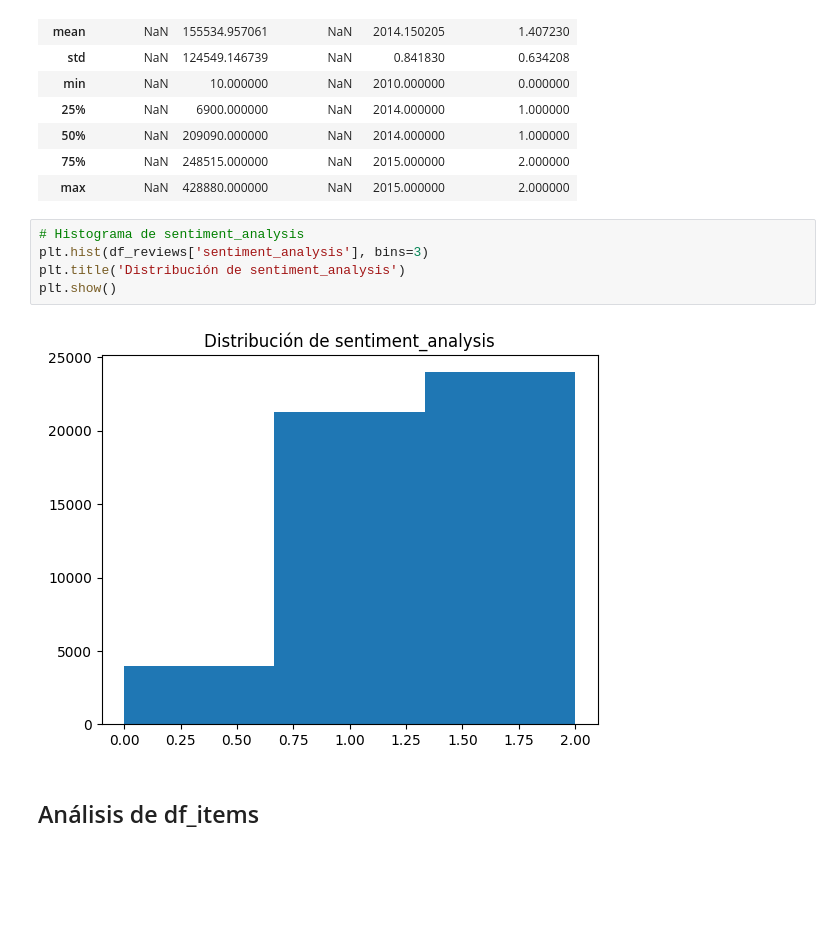
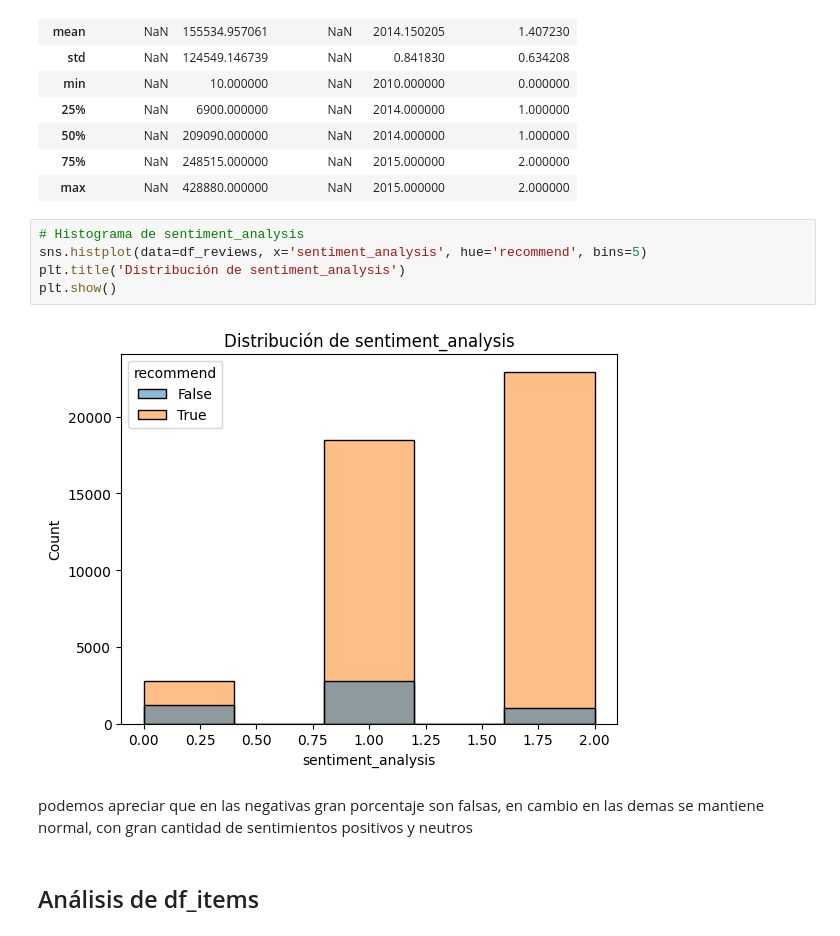
Before and after one commit to castrodrigo7/PI_MLOps-STEAM, a Jupyter notebook: EDA.ipynb, the cells around one changed output. Cells and saved outputs as stored; diff of their text form; blank space fills up the shorter version.

```diff
--- a/EDA.ipynb
+++ b/EDA.ipynb
@@ -76,11 +98,13 @@ df_reviews.describe(include='all')
 | max | NaN | 428880.000000 | NaN | 2015.000000 | 2.000000 |
 # %%
 # Histograma de sentiment_analysis
-plt.hist(df_reviews['sentiment_analysis'], bins=3)
+sns.histplot(data=df_reviews, x='sentiment_analysis', hue='recommend', bins=5)
 plt.title('Distribución de sentiment_analysis')
 plt.show()
 # %% [output]
-[figure, old version]
+[figure, new version]
+# %% [markdown]
+podemos apreciar que en las negativas gran porcentaje son falsas, en cambio en las demas se mantiene normal, con gran cantidad de sentimientos positivos y neutros
 # %% [markdown]
 ## Análisis de df_items
 # %%
```
Also changed, not shown: parts of 17 cells of this notebook, 6 other files.
